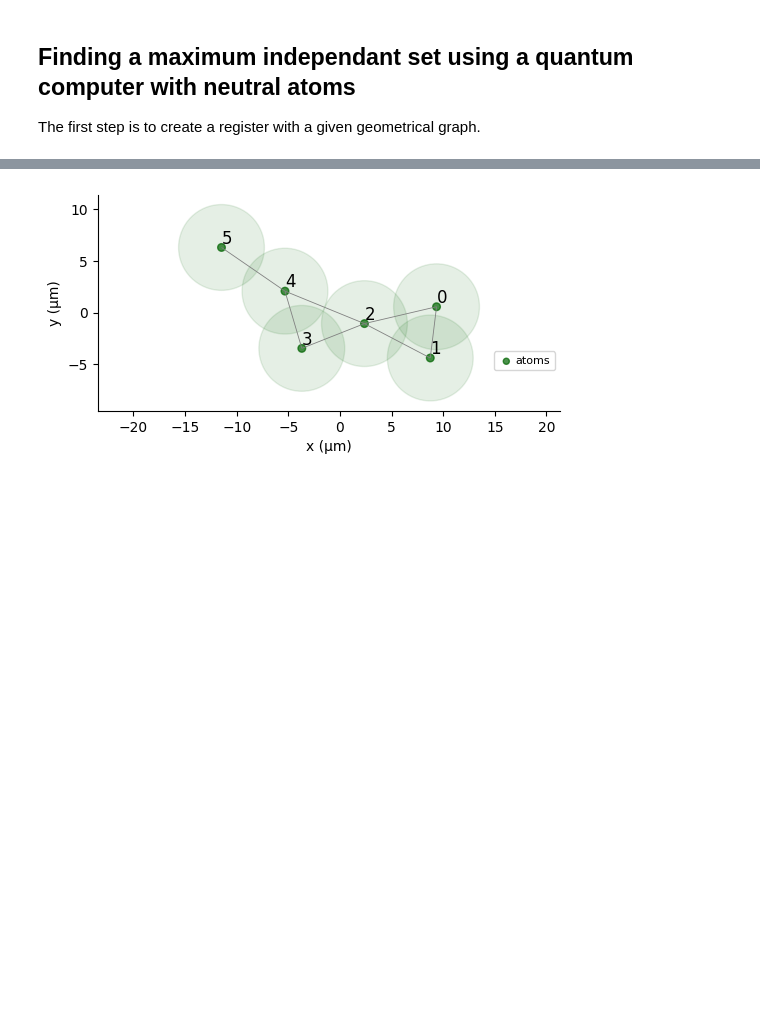
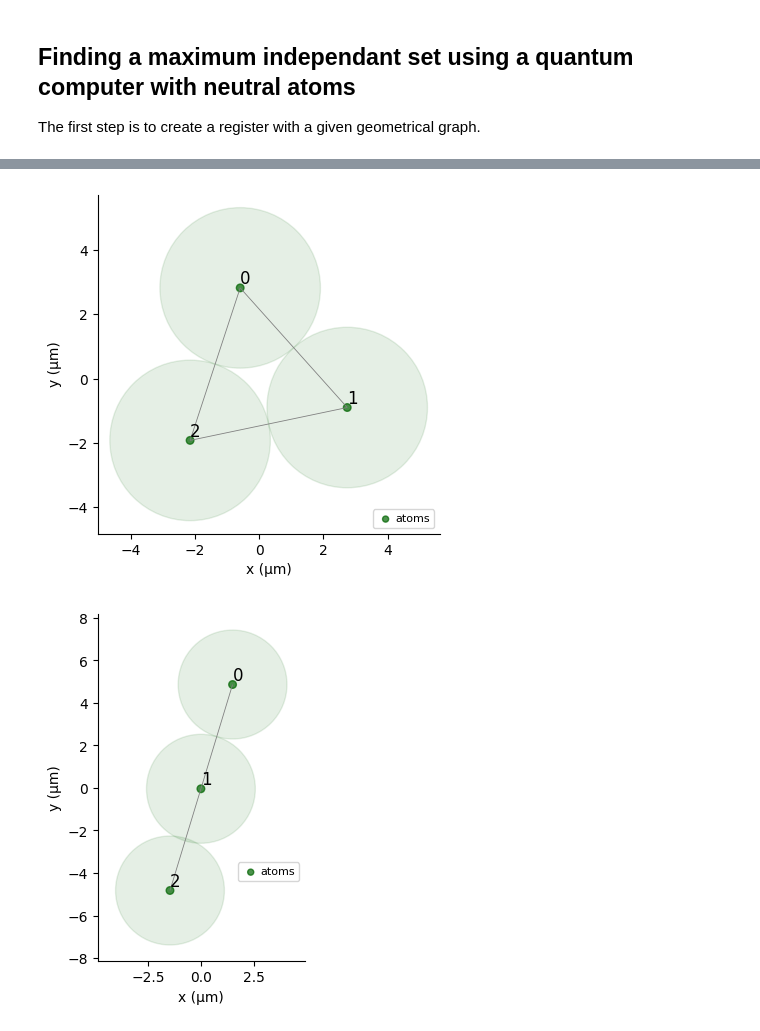
Before and after one commit to inking02/ReQpex, a Jupyter notebook: tutorial.ipynb, the cells around one changed output, grey strips where cells are left out. Saved outputs shown, nothing was run; the diff lists cells and outputs as text; code cells hidden in the pictures; blank space fills up the shorter version.

```diff
--- a/tutorial.ipynb
+++ b/tutorial.ipynb
@@ -10,7 +10,7 @@ import matplotlib.pyplot as plt
 #creating a graph with determinated edges
 
 G = nx.Graph()
-edges = np.array([(1, 2), (1, 3), (2,3), (3, 4), (3, 5),(4, 5), (5, 6)])
+edges = np.array([(0, 1), (0, 2), (1,2), (3, 4), (4, 5)]) #be careful, the nodes must be noted from 0 to n where n is the number of total nodes
 G.add_edges_from(edges)
 
 #setting the position of the nodes using spring_layout
@@ -24,14 +24,19 @@ plt.show()
 # %%
 #creating the quantum solver object
 from QMIS_code.Quantum_MIS import Quantum_MIS
+from pulser.devices import AnalogDevice
+
+#We first want to specify the device used to run the quantum_MIS algorithm
+device = AnalogDevice
 
 #we only need to pass the graph object in the Quantum_MIS class
-mis_solution = Quantum_MIS(G)
+mis_solution = Quantum_MIS(G, device)
 
-#the Quantum_MIS class creates a register
-# we can now print the register created
-mis_solution.print_reg()
+#the Quantum_MIS class creates a register for each connected components
+# we can now print the registers created
+mis_solution.print_regs()
 # %% [output]
-[figure, old version]
+[figure, new version]
+[figure, added]
 # %% [markdown]
 Now that we have created the register, we need to create a Pulse. In this project, 5 types of pulse have been implemented.
```
Also changed, not shown: parts of 7 cells of this notebook, 4 other files.
